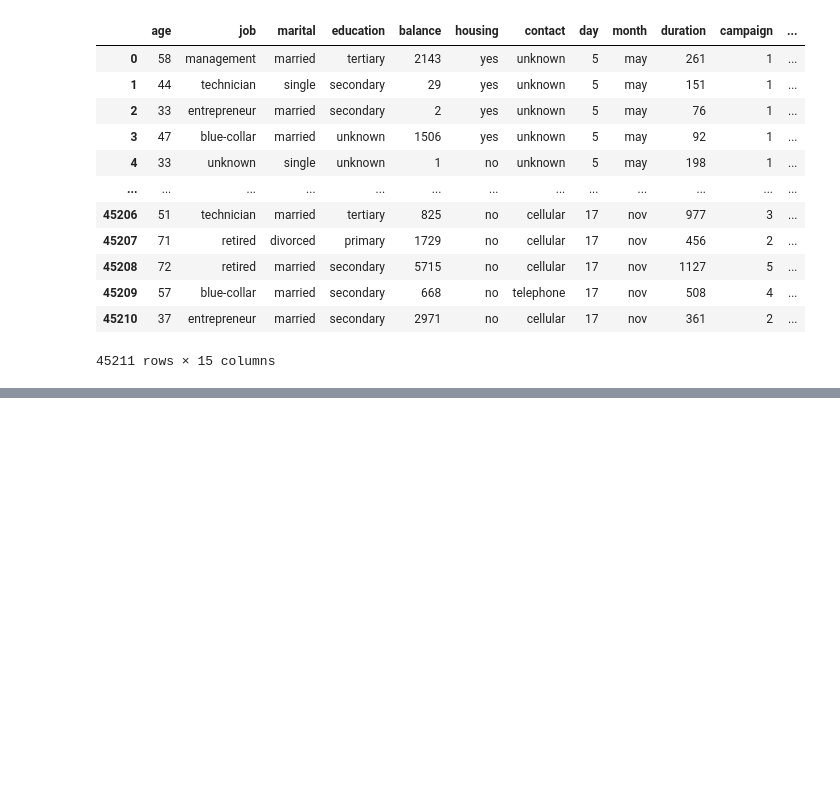
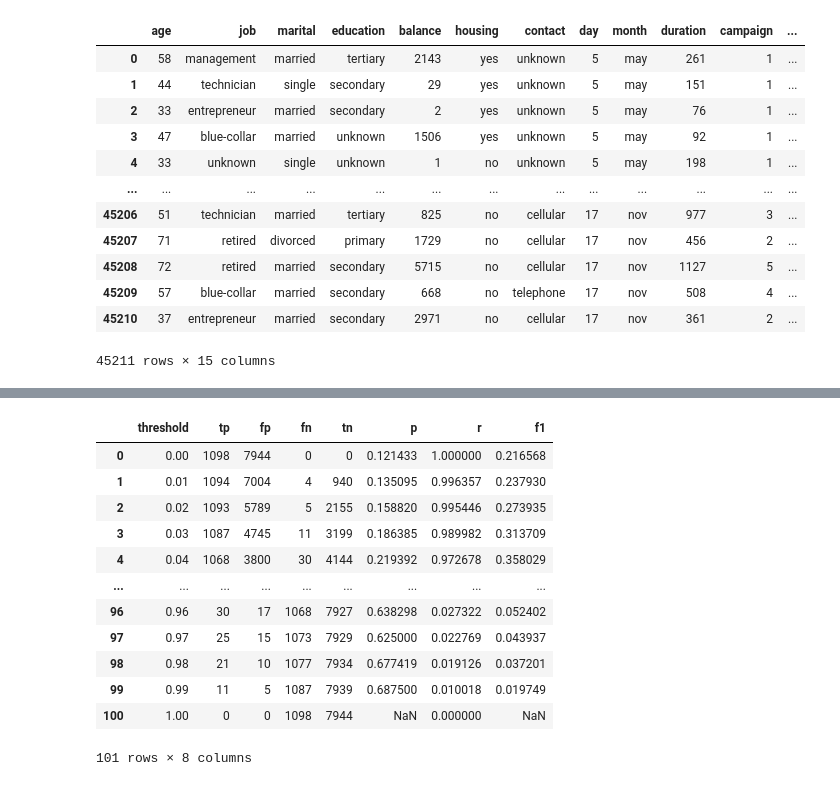
Before and after one commit to Matheus-Chaves/ml-zoomcamp-homeworks, a Jupyter notebook: main.ipynb, the cells around one changed output, grey strips where cells are left out. Saved outputs shown, nothing was run; the diff lists cells and outputs as text; code cells hidden in the pictures; blank space fills up the shorter version.

```diff
--- a/main.ipynb
+++ b/main.ipynb
@@ -469,0 +288,5 @@ Best value of C: 0.1, with 0.901 of accuracy.
+# %%
+y_val_pred = model.predict_proba(X_val_encoded)[:, 1]
+auc = roc_auc_score(y_val, y_val_pred)
+
+print(f"AUC: {auc:.3f}")
@@ -469,0 +417,17 @@ Best value of C: 0.1, with 0.901 of accuracy.
+# %%
+df_scores['f1'] = 2 * df_scores.p * df_scores.r / (df_scores.p + df_scores.r)
+df_scores
+# %% [output]
+|  | threshold | tp | fp | fn | tn | p | r | f1 |
+| 0 | 0.00 | 1098 | 7944 | 0 | 0 | 0.121433 | 1.000000 | 0.216568 |
+| 1 | 0.01 | 1094 | 7004 | 4 | 940 | 0.135095 | 0.996357 | 0.237930 |
+| 2 | 0.02 | 1093 | 5789 | 5 | 2155 | 0.158820 | 0.995446 | 0.273935 |
+| 3 | 0.03 | 1087 | 4745 | 11 | 3199 | 0.186385 | 0.989982 | 0.313709 |
+| 4 | 0.04 | 1068 | 3800 | 30 | 4144 | 0.219392 | 0.972678 | 0.358029 |
+| ... | ... | ... | ... | ... | ... | ... | ... | ... |
+| 96 | 0.96 | 30 | 17 | 1068 | 7927 | 0.638298 | 0.027322 | 0.052402 |
+| 97 | 0.97 | 25 | 15 | 1073 | 7929 | 0.625000 | 0.022769 | 0.043937 |
+| 98 | 0.98 | 21 | 10 | 1077 | 7934 | 0.677419 | 0.019126 | 0.037201 |
+| 99 | 0.99 | 11 | 5 | 1087 | 7939 | 0.687500 | 0.010018 | 0.019749 |
+| 100 | 1.00 | 0 | 0 | 1098 | 7944 | NaN | 0.000000 | NaN |
+101 rows × 8 columns
```
Also changed, not shown: parts of 55 cells of this notebook.
